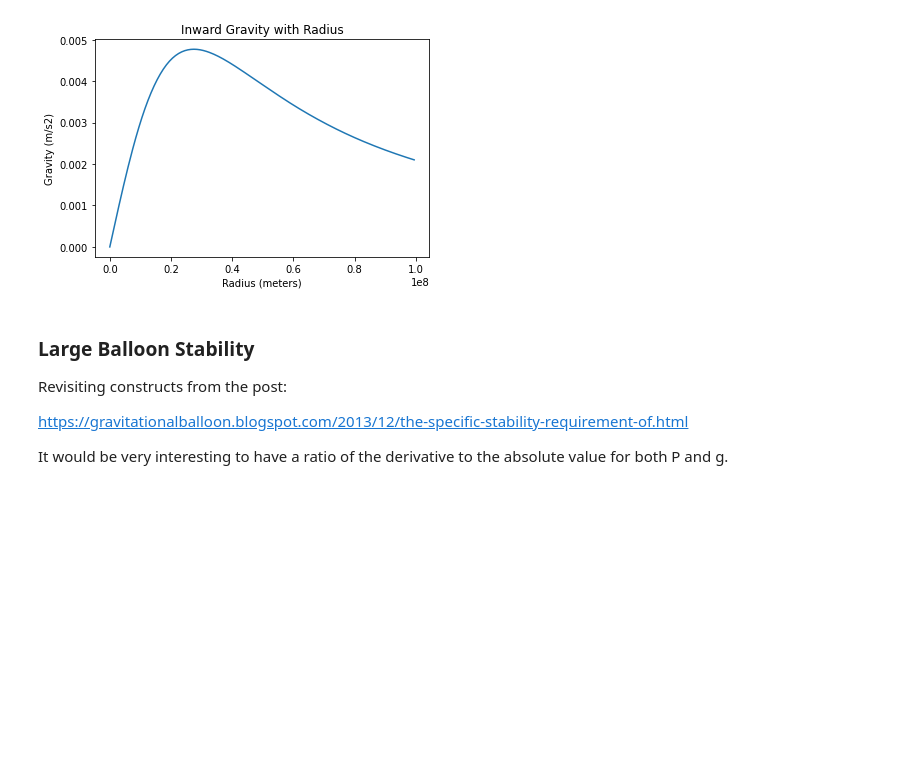
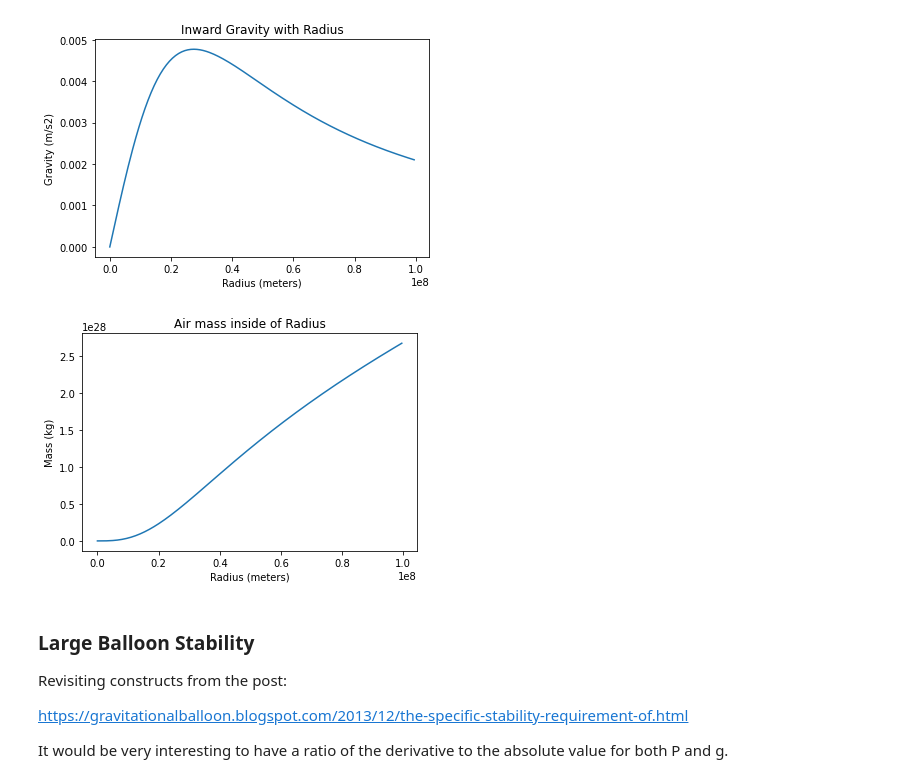
Before and after one commit to AlanCoding/gravitational-balloon-mathematics, a Jupyter notebook: content/Air Pressure Effects.ipynb, the cells around one changed output. Cells and saved outputs as stored; diff of their text form; code cells hidden in the pictures; blank space fills up the shorter version.

```diff
--- a/content/Air Pressure Effects.ipynb
+++ b/content/Air Pressure Effects.ipynb
@@ -40,7 +40,7 @@ N = 200
 R_max = 1.0e8
 R_values = [i*R_max/N for i in range(N)]
 # %%
-sol = solve_ivp(F_air, [0., R_max], [atm, 0.], dense_output=True)
+sol = solve_ivp(F_air, [0., R_max], [0.0, atm, 0.], dense_output=True)
 print(sol)
 print(dir(sol))
 outer_P = sol.y[0][-1] / atm
@@ -81,6 +81,14 @@ plt.title('Inward Gravity with Radius')
 plt.show()
 # %% [output]
 [figure]
+# %%
+plt.plot(R_values, y_values[0])
+plt.xlabel('Radius (meters)')
+plt.ylabel('Mass (kg)')
+plt.title('Air mass inside of Radius')
+plt.show()
+# %% [output]
+[figure, added]
 # %% [markdown]
 ### Large Balloon Stability
 Revisiting constructs from the post:
```
Also changed, not shown: parts of 5 cells of this notebook, 1 other file.
